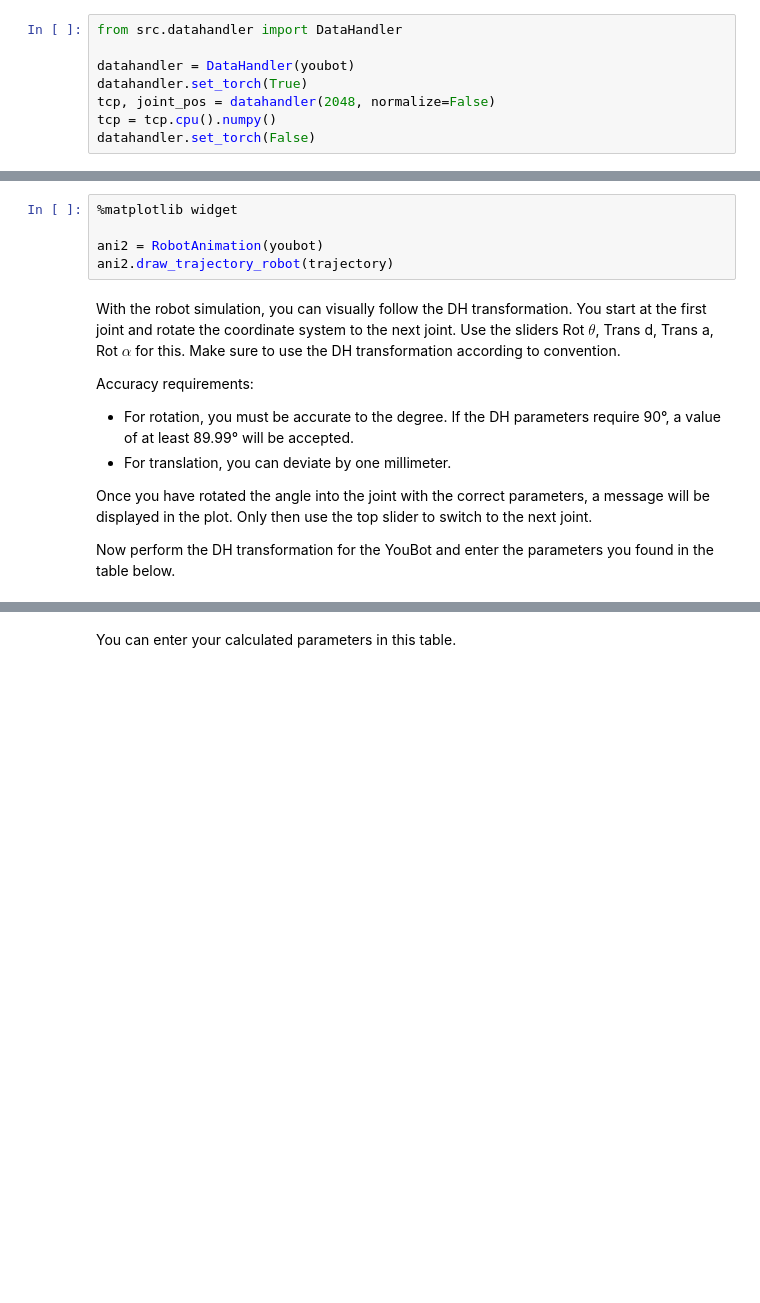
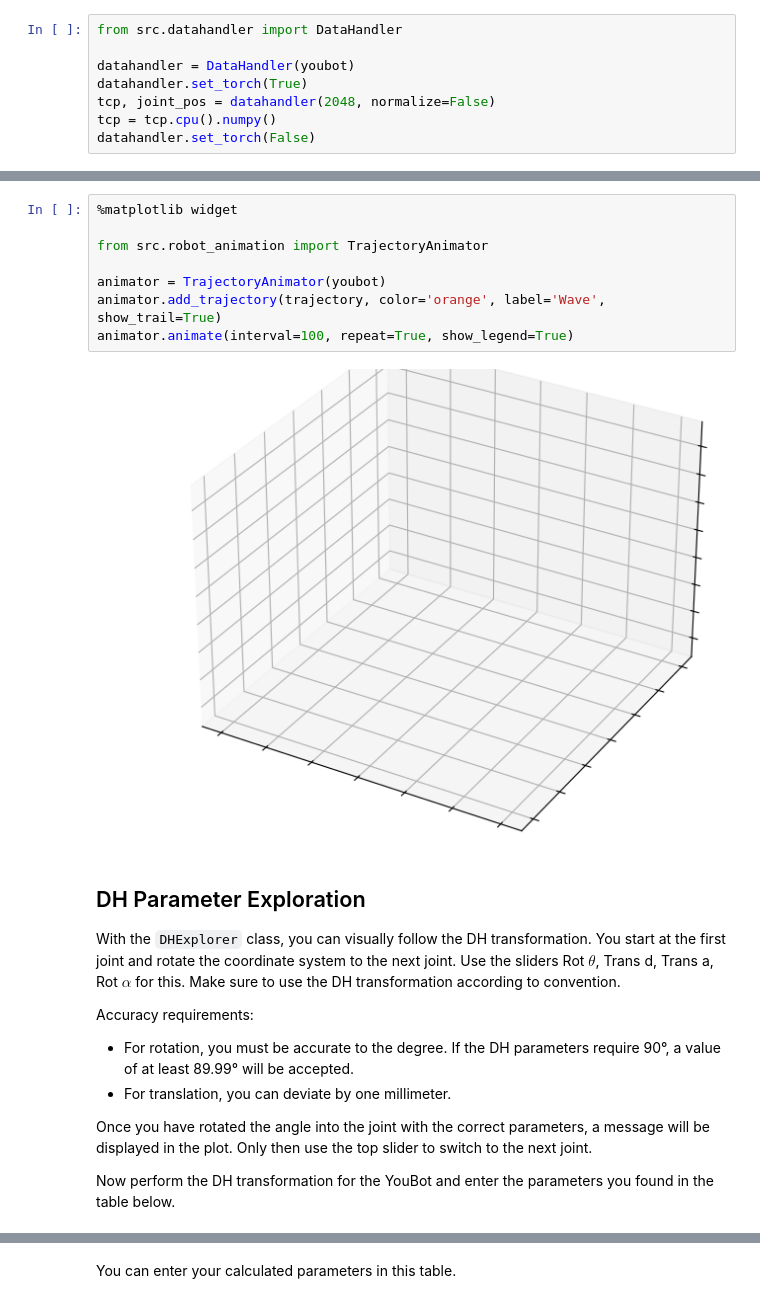
Before and after one commit to RoblabWh/DL-inversekinematic, a Jupyter notebook: 1-Robotsimulation-and-DH-Transformation.ipynb, the cells around one changed output, grey strips where cells are left out. Drawn from its saved outputs; the diff is of its cells as text; blank space fills up the shorter version.

```diff
--- a/1-Robotsimulation-and-DH-Transformation.ipynb
+++ b/1-Robotsimulation-and-DH-Transformation.ipynb
@@ -129,10 +160,17 @@ print(f"Using '{trajectory_type}': {trajectory.shape}")
 # %%
 %matplotlib widget
 
-ani2 = RobotAnimation(youbot)
-ani2.draw_trajectory_robot(trajectory)
+from src.robot_animation import TrajectoryAnimator
+
+animator = TrajectoryAnimator(youbot)
+animator.add_trajectory(trajectory, color='orange', label='Wave', show_trail=True)
+animator.animate(interval=100, repeat=True, show_legend=True)
+# %% [output]
+[figure, added]
 # %% [markdown]
-With the robot simulation, you can visually follow the DH transformation. You start at the first joint and rotate the coordinate system to the next joint. Use the sliders Rot $\theta$, Trans d, Trans a, Rot $\alpha$ for this. Make sure to use the DH transformation according to convention.
+## DH Parameter Exploration
+
+With the `DHExplorer` class, you can visually follow the DH transformation. You start at the first joint and rotate the coordinate system to the next joint. Use the sliders Rot $\theta$, Trans d, Trans a, Rot $\alpha$ for this. Make sure to use the DH transformation according to convention.
 
 Accuracy requirements:
 - For rotation, you must be accurate to the degree. If the DH parameters require 90°, a value of at least 89.99° will be accepted.
```
Also changed, not shown: parts of 9 cells of this notebook, 6 other files.
